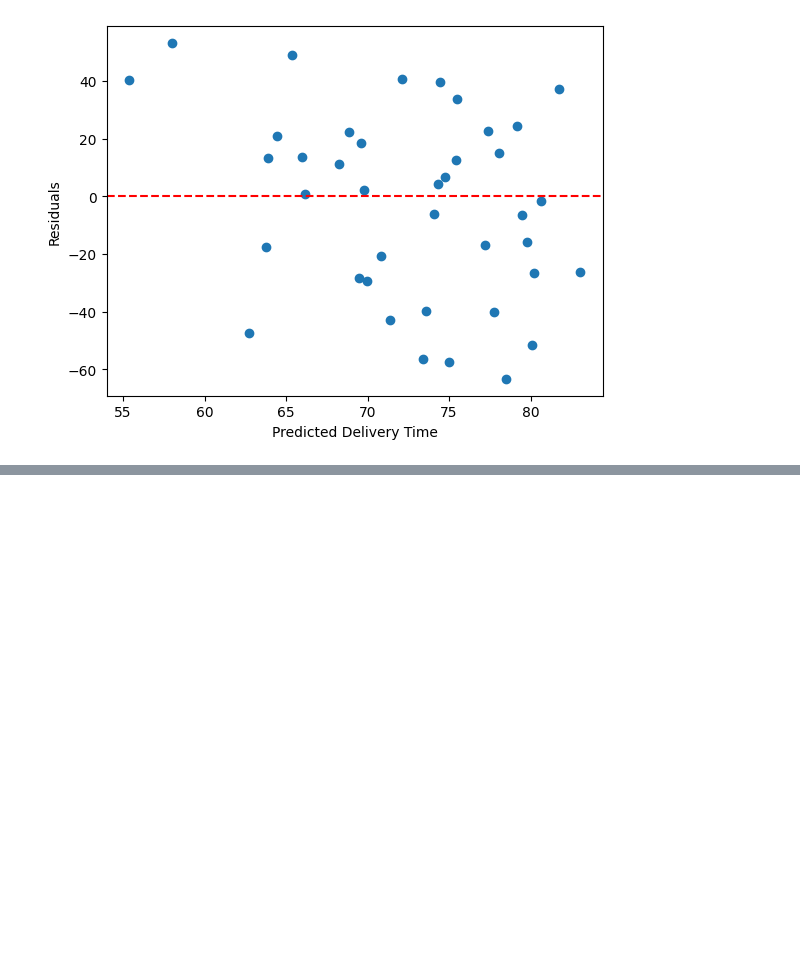
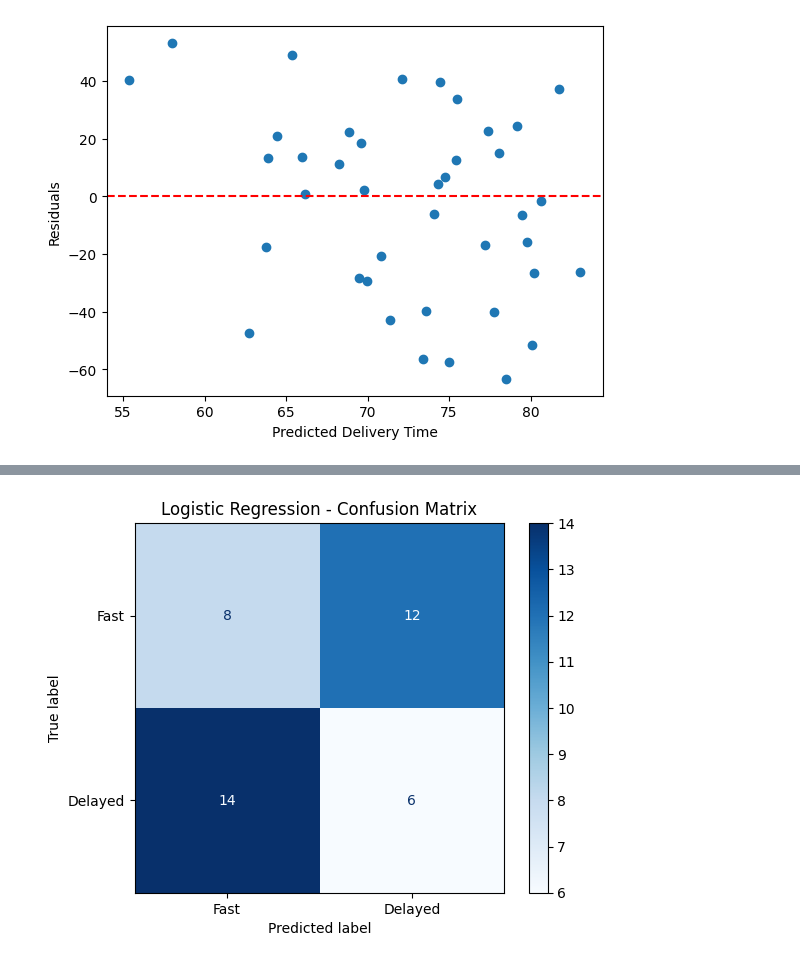
Before and after one commit to paarthrana/Food-Delivery-Time-Prediction, a Jupyter notebook: notebooks/main.ipynb, the cells around one changed output, grey strips where cells are left out. Cells and saved outputs as stored; diff of their text form; code cells hidden in the pictures; blank space fills up the shorter version.

Commit message:
logistic regg model trained

```diff
--- a/notebooks/main.ipynb
+++ b/notebooks/main.ipynb
@@ -390,0 +446,15 @@ plt.show()
+# %%
+from sklearn.model_selection import train_test_split
+
+X_train_class, X_test_class, y_train_class, y_test_class = train_test_split(
+    X_class,
+    y_class,
+    test_size=0.2,
+    random_state=42,
+    stratify=y_class
+)
+
+print(X_train_class.shape)
+print(X_test_class.shape)
+print(y_train_class.value_counts())
+print(y_test_class.value_counts())
@@ -390,0 +472,16 @@ plt.show()
+# %%
+from sklearn.preprocessing import StandardScaler
+from sklearn.linear_model import LogisticRegression
+
+scaler = StandardScaler()
+
+X_train_scaled = scaler.fit_transform(X_train_class)
+X_test_scaled = scaler.transform(X_test_class)
+
+classifier = LogisticRegression(random_state=42)
+
+classifier.fit(X_train_scaled, y_train_class)
+
+y_pred_class = classifier.predict(X_test_scaled)
+
+print(y_pred_class[:10])
@@ -390,0 +539,15 @@ plt.show()
+# %%
+
+from sklearn.metrics import ConfusionMatrixDisplay
+
+ConfusionMatrixDisplay.from_predictions(
+    y_test_class,
+    y_pred_class,
+    labels=["Fast", "Delayed"],
+    cmap="Blues"
+)
+
+plt.title("Logistic Regression - Confusion Matrix")
+plt.show()
+# %% [output]
+[figure, added]
```
Also changed, not shown: parts of 10 cells of this notebook.
